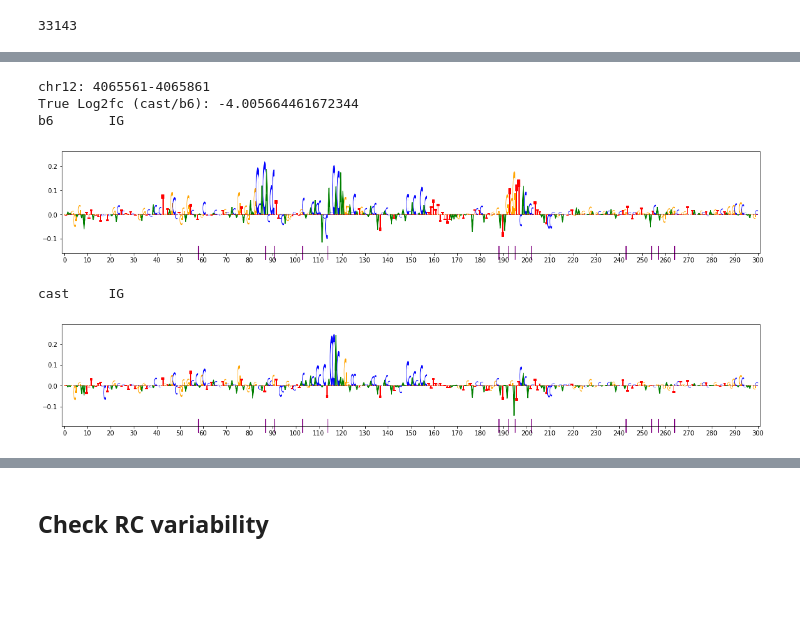
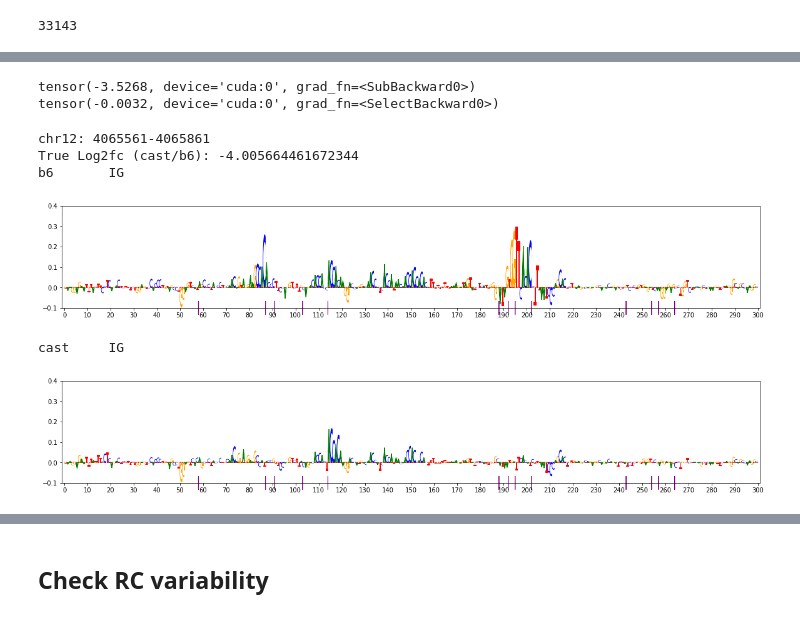
Before and after one commit to adityasinha379/mouseASA, a Jupyter notebook: scripts/analysis_pairScan.ipynb, the cells around one changed output, grey strips where cells are left out. Saved outputs shown, nothing was run; the diff lists cells and outputs as text; code cells hidden in the pictures; blank space fills up the shorter version.

```diff
--- a/scripts/analysis_pairScan.ipynb
+++ b/scripts/analysis_pairScan.ipynb
@@ -8,12 +10,13 @@ from tqdm.notebook import tqdm
 import pandas as pd
 import os
 import datetime
+import h5py
 
 basedir = '/data/leslie/shared/ASA/'
-aligndir = basedir+'pseudodiploid/'
+aligndir = f'{basedir}pseudodiploid/atac/'
 ctype = 'cd8'
 
-datadir = basedir+'mouseASA/data/'+ctype+'/'
+datadir = f'{basedir}mouseASA/{ctype}/data/'
 chrom_train = [1,2,4,6,7,8,9,11,12,13,14,16,17,18,19]
 chrom_val = [3,5]
 chrom_test = [10,15]
@@ -23,6 +26,7 @@ seqlen = 300
 # %% [markdown]
 # Plot test results
 # %%
+# Load the ground truth test data and also the model predictions
 from run import load_data
 modelname = 'ad'
 dataset = 'both'
@@ -31,8 +35,7 @@ batchsize = '16'
 gc = ''
 ident = '_vi_150bp'
 
-# predspath = f'{datadir}preds/{modelname}_{dataset}_{use_prior}_{batchsize}{gc}{ident}_fc.npy'
-predspath = f'{datadir}preds/test_both_ad.npy'
+predspath = f'{basedir}mouseASA/{ctype}/preds/{modelname}_{dataset}_{use_prior}_{batchsize}{gc}{ident}_fc.npy'
 
 print(predspath)
 print(datetime.datetime.fromtimestamp(os.path.getmtime(predspath)))
@@ -236,6 +242,7 @@ plt.show()
 # %% [markdown]
 # Feature Attribution
 # %%
+# load the positive summits
 from utils import unhot
 flag = True    # True for specific peak, False for entire test set
 
@@ -245,7 +252,7 @@ if ident[:3]=='_vi':
     summits = summits.iloc[:,1:3]
     summits.columns = range(2)
 else:
-    summits = pd.read_csv(f'{basedir}mouseASA/data/{ctype}/summits{ident}.csv', header=None)
+    summits = pd.read_csv(f'{datadir}/summits{ident}.csv', header=None)
 print(len(summits))
 # %% [output]
 33143
@@ -365,3 +280,11 @@ if not flag:
     # Get sorted fc for ranking of differentially accessible peaks
     # Use shortlist of significant peaks only
     temp = np.sort( np.abs(true_fc[idx_sig]) )[::-1]
+# %%
+# Code to print total parameters for sanity checks
+import torch
+from model import pairScan
+model = pairScan(2,0.2)
+x = torch.zeros((2,2,4,300))
+_ = model(x)
+print(sum([p.numel() for p in model.parameters()]))
@@ -368,4 +384,13 @@ if not flag:
+# %%
+# Print predicted fold change as a difference of predictions and also the fold change head - compare with true FC
+a = model(torch.from_numpy(x).type(torch.FloatTensor).transpose(2,3).to(DEVICE))
+print(a[0][0,1]-a[0][0,0])
+print(a[1][0])
+# %% [output]
+tensor(-3.5268, device='cuda:0', grad_fn=<SubBackward0>)
+tensor(-0.0032, device='cuda:0', grad_fn=<SelectBackward0>)
 # %%
+# Visualize FA on both alleles at the locus
 import deeplift
 from deeplift.visualization import viz_sequence
 import matplotlib.patches
@@ -373,43 +398,40 @@ import matplotlib.patches
 if flag:
     i=0
     print(f'chr{c}: {temp-seqlen//2}-{temp+seqlen//2}')
     print('True Log2fc (cast/b6):', y[1]-y[0])
     # snp_idx, to be replaced with code to find SNP locations
-    idx = [58, 87, 91, 103, 114, 188, 192, 195, 202, 243, 254, 257, 264] #12:4065636-4065785
-#     idx = [76, 104, 135, 234, 245] #18:80598316-80598465
-#     idx = [114, 121, 182] #17:56958140-56958289
-#     idx = [133, 138] #10:88540328
-#     idx = [58, 123, 128, 178, 226] #10:118954176
-#     idx = None
+    idx = [58, 87, 91, 103, 114, 188, 192, 195, 202, 243, 254, 257, 264] #12:4065711
+#     idx = [2,3,19,106,142,233] #17:27375655
+#     idx=[24, 39, 49, 73, 156, 199] #19:53699992
 else:
     rank = 20       # fold change rank of true accessibility change
     i = np.where(np.abs(true_fc)==temp[rank-1])[0][0]
     if i>=len( np.array(summits.loc[np.where(summits[0]==chrom_test[0])[0],1]) ):
         c = chrom_test[1]
     else:
         c = chrom_test[0]
 
     # get locations of SNPs and indels
     idx = get_loci(mods, c, chromsummits[i])
 
     print(f'chr{c}: {chromsummits[i]-seqlen//2}-{chromsummits[i]+seqlen//2}')
     print('SNP/Indel location:', idx)
     print('True Log2fc (cast/b6):', true_fc[i])
 
 seq_b6 = x_dna[i]
 seq_ca = x_dna[len(x_dna)//2+i]
 
-ylims = [-0.6,0.9]
+ylims = [-0.1,0.4]
 scores = x[i]*attr[i].transpose((0,2,1))   # (2,300,4) scores for b6,ca
 print('b6      ', method)
-viz_sequence.plot_weights(scores[0], subticks_frequency=10, figsize = (20,3), snp_list=idx)#, ylims=ylims)
+viz_sequence.plot_weights(scores[0], subticks_frequency=10, figsize = (20,3), snp_list=idx, ylims=ylims)
 print('cast    ', method)
-viz_sequence.plot_weights(scores[1], subticks_frequency=10, figsize = (20,3), snp_list=idx)#, ylims=ylims)
+viz_sequence.plot_weights(scores[1], subticks_frequency=10, figsize = (20,3), snp_list=idx, ylims=ylims)
 # %% [output]
 chr12: 4065561-4065861
 True Log2fc (cast/b6): -4.005664461672344
 b6       IG
-[figure, old version]
+[figure, new version]
 cast     IG
-[figure, old version]
+[figure, new version]
 # %%
```
Also changed, not shown: parts of 27 cells of this notebook, 1 other file.
